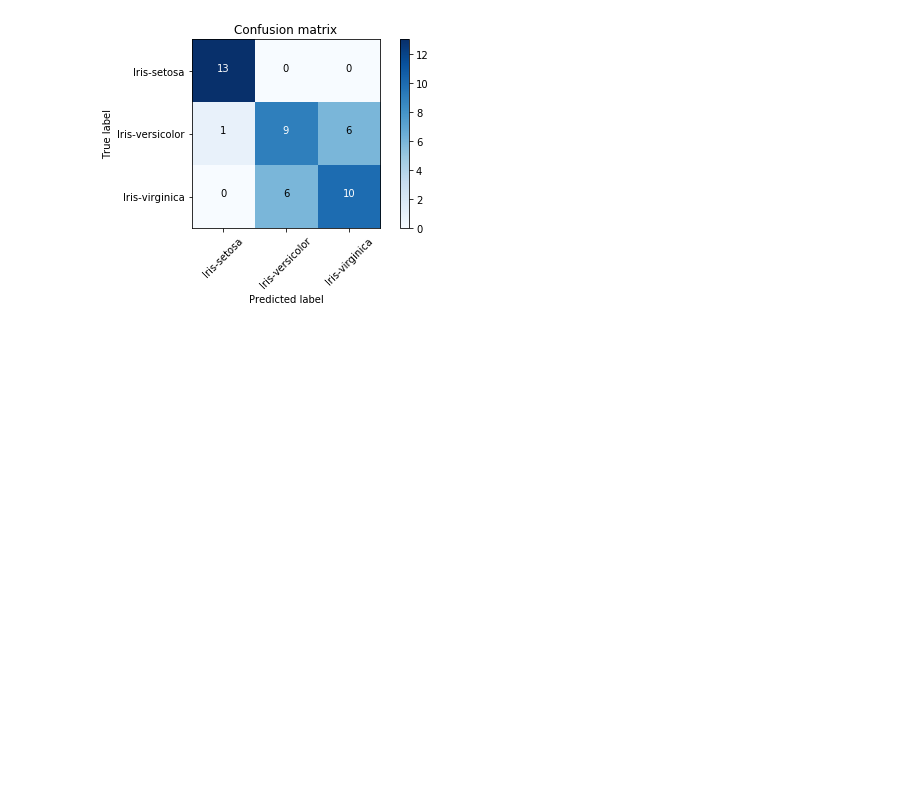
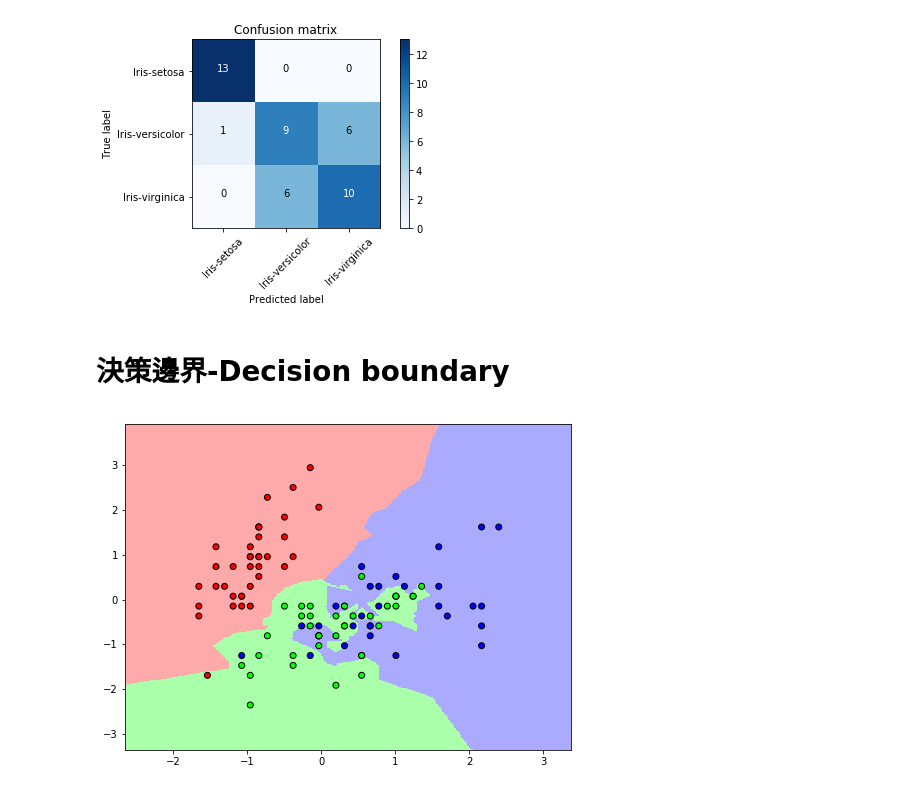
Before and after one commit to annali/Datascience_Python_Homework, a Jupyter notebook: W2 Home Work-各種分類演算法.ipynb, the cells around one changed output. Cells and saved outputs as stored; diff of their text form; code cells hidden in the pictures; blank space fills up the shorter version.

Commit message:
Decision boundary

```diff
--- a/W2 Home Work-各種分類演算法.ipynb
+++ b/W2 Home Work-各種分類演算法.ipynb
@@ -114,3 +116,55 @@ Confusion matrix, without normalization
  [ 1  9  6]
  [ 0  6 10]]
 [figure]
+# %% [markdown]
+# 決策邊界-Decision boundary
+# %%
+from matplotlib.colors import ListedColormap
+from sklearn import preprocessing
+import matplotlib.patches as mpatches
+
+
+# 把類別轉成0,1,2，散佈圖上色用
+le = preprocessing.LabelEncoder()
+le.fit(['Iris-setosa', 'Iris-versicolor', 'Iris-virginica'])
+y_color = le.transform(y_train)
+
+
+# Create color maps
+cmap_light = ListedColormap(['#FFAAAA', '#AAFFAA', '#AAAAFF'])
+cmap_bold = ListedColormap(['#FF0000', '#00FF00', '#0000FF'])
+
+h = .02  # 著色時每格大小
+
+# 設定x,y邊界、著色格子
+x_min, x_max = X_train_std[:, 0].min() - 1, X_train_std[:, 0].max() + 1
+y_min, y_max = X_train_std[:, 1].min() - 1, X_train_std[:, 1].max() + 1
+xx, yy = np.meshgrid(np.arange(x_min, x_max, h),np.arange(y_min, y_max, h))
+
+# 預測、類別轉成0,1,2
+z = knn.predict(np.c_[xx.ravel(), yy.ravel()])
+z = le.transform(z)
+
+# Put the result into a color plot
+#Z = Z.reshape(xx.shape)
+z = z.reshape(xx.shape)
+#plt.figure(figsize=(8,6))
+plt.figure(figsize=(8,6))
+
+# 上色
+#plt.pcolormesh(xx, yy, Z, cmap=cmap_light)
+plt.pcolormesh(xx, yy, z, cmap=cmap_light)
+
+# 資料散佈
+#plt.scatter(X_train_std[:, 0], X_train_std[:, 1], c=y_color, cmap=cmap_bold, edgecolor='k')
+plt.scatter(X_train_std[:, 0], X_train_std[:, 1], c=y_color, cmap=cmap_bold, edgecolor='k')
+
+# x,y邊界設定
+#plt.xlim(xx.min(), xx.max())
+plt.xlim(xx.min(), xx.max())
+#plt.ylim(yy.min(), yy.max())
+plt.ylim(yy.min(), yy.max())
+
+plt.show()
+# %% [output]
+[figure, added]
```
Also changed, not shown: parts of 1 cell of this notebook.
